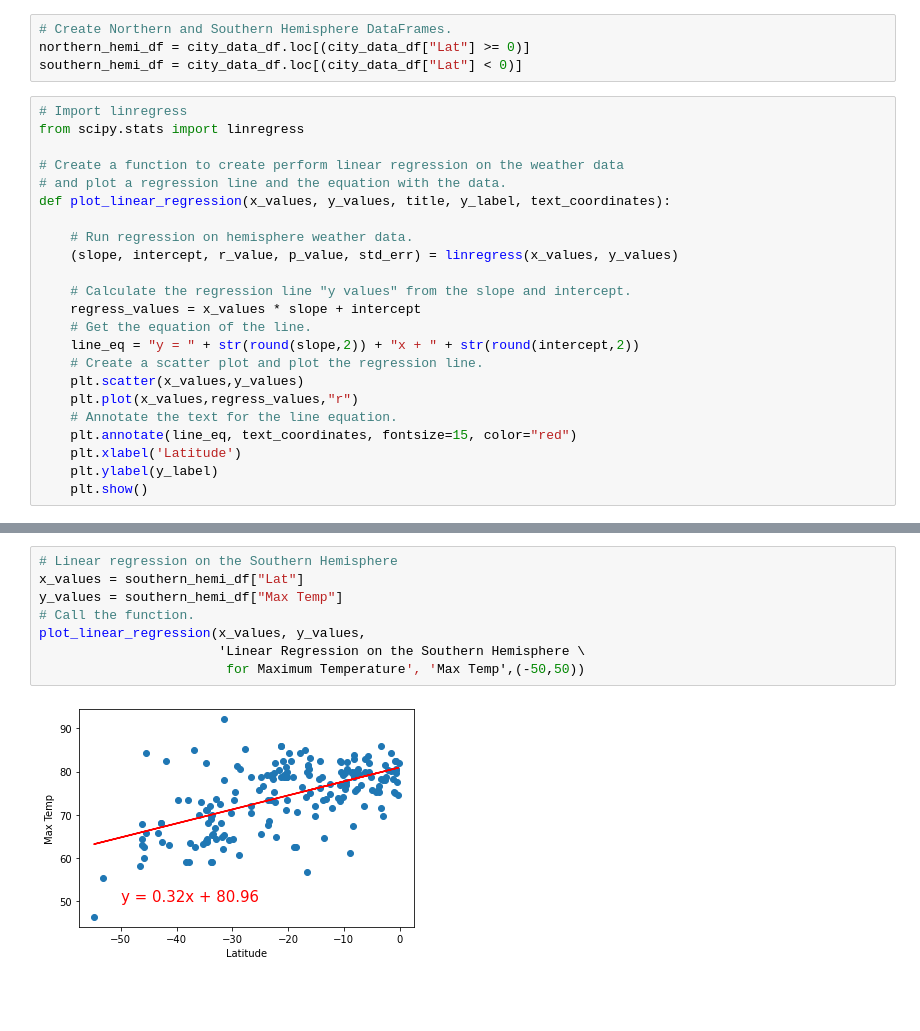
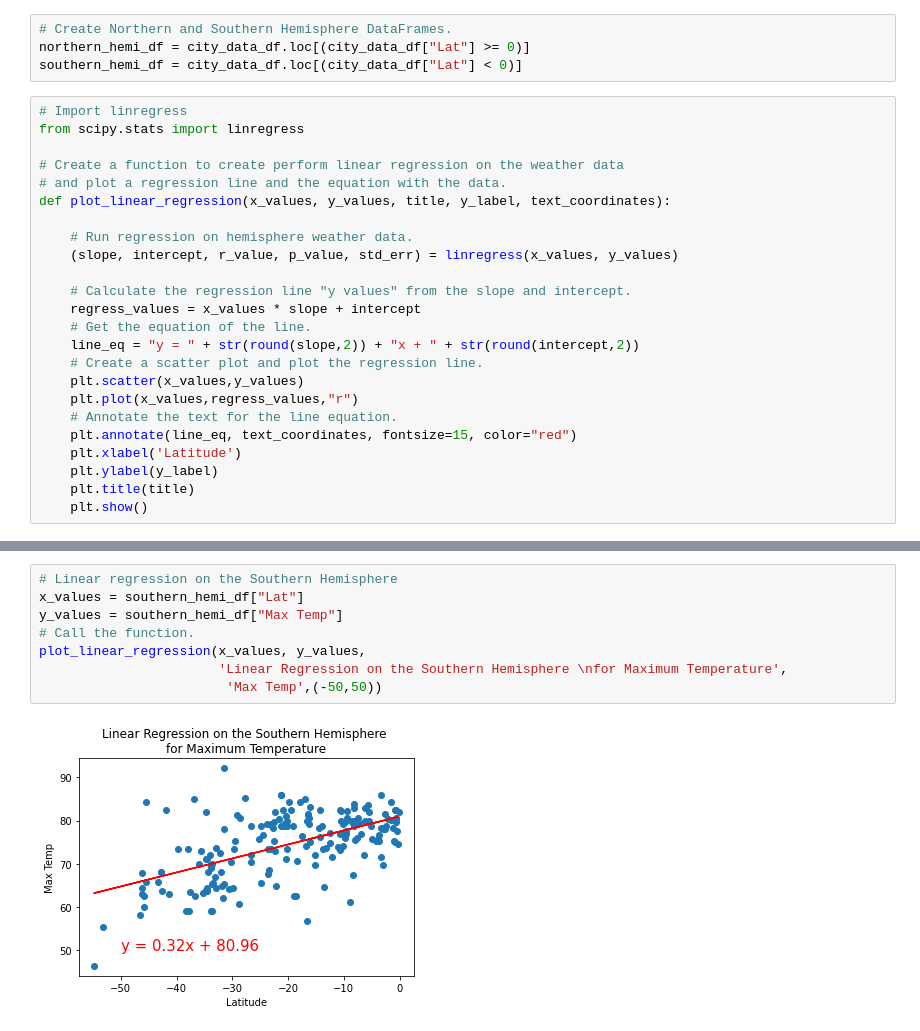
Before and after one commit to JSischo/World_Weather_Analysis, a Jupyter notebook: WeatherPy.ipynb, the cells around one changed output, grey strips where cells are left out. Drawn from its saved outputs; the diff is of its cells as text; blank space fills up the shorter version.

```diff
--- a/WeatherPy.ipynb
+++ b/WeatherPy.ipynb
@@ -300,6 +300,7 @@ def plot_linear_regression(x_values, y_values, title, y_label, text_coordinates)
     plt.annotate(line_eq, text_coordinates, fontsize=15, color="red")
     plt.xlabel('Latitude')
     plt.ylabel(y_label)
+    plt.title(title)
     plt.show()
 # %%
 # Linear regression on the Northern Hemisphere
@@ -314,10 +318,10 @@ plot_linear_regression(x_values, y_values,
 # %%
 # Linear regression on the Southern Hemisphere
 x_values = southern_hemi_df["Lat"]
 y_values = southern_hemi_df["Max Temp"]
 # Call the function.
 plot_linear_regression(x_values, y_values,
-                       'Linear Regression on the Southern Hemisphere \
-                        for Maximum Temperature', 'Max Temp',(-50,50))
+                       'Linear Regression on the Southern Hemisphere \nfor Maximum Temperature',
+                        'Max Temp',(-50,50))
 # %% [output]
-[figure, old version]
+[figure, new version]
```
Also changed, not shown: parts of 7 cells of this notebook.
